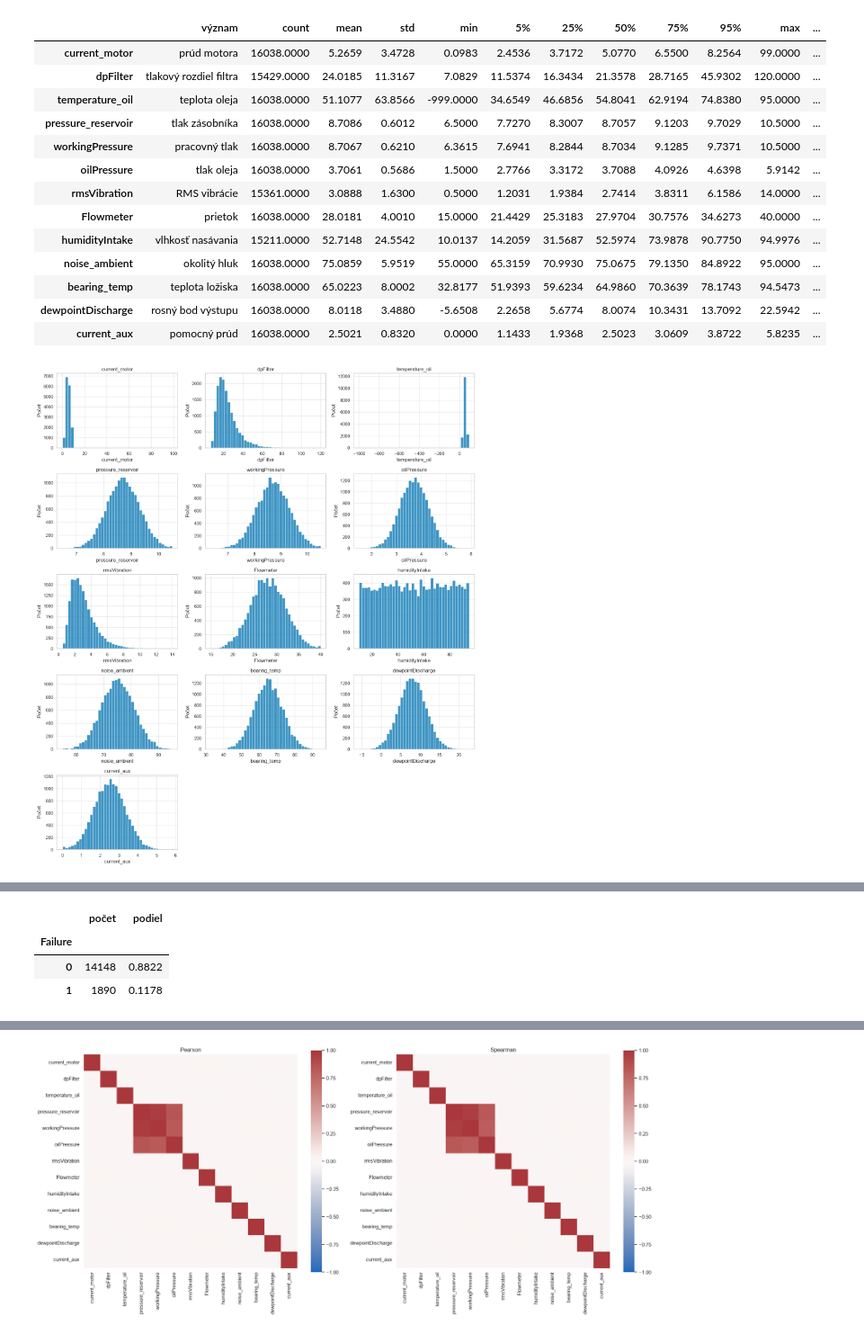
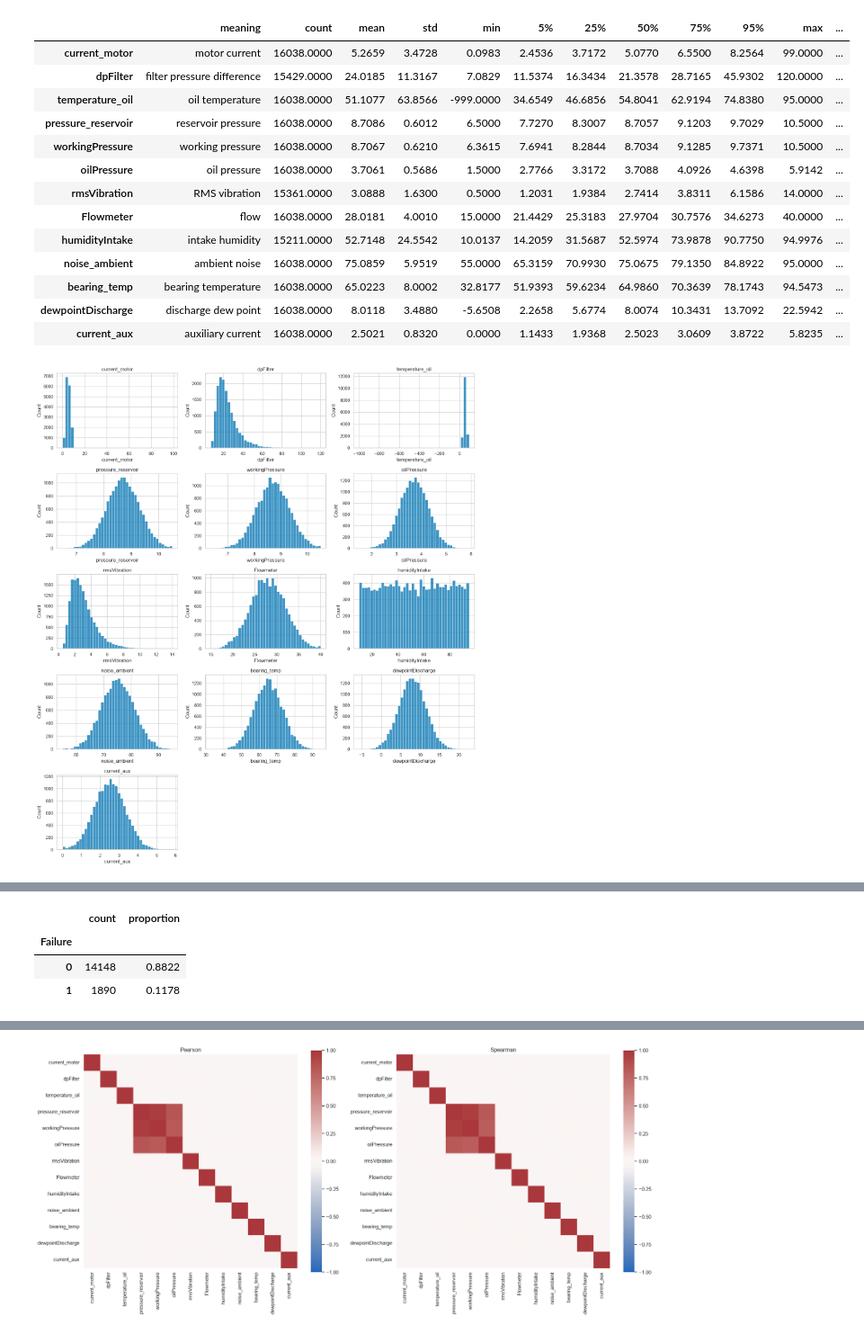
Before and after one commit to MishaTeror/IAU_faza1, a Jupyter notebook: IAU_faza1_012.ipynb, the cells around one changed output, grey strips where cells are left out. Shown at 90% size. Saved outputs shown, nothing was run; the diff lists cells and outputs as text; code cells hidden in the pictures.

```diff
--- a/IAU_faza1_012.ipynb
+++ b/IAU_faza1_012.ipynb
@@ -123,45 +133,45 @@ Histogramy zobrazujeme pre každý senzor osobitne, pretože majú rôzne rozsah
 # %%
 eda = raw["readings"].copy()
 descriptions = {
-"current_motor":"prúd motora", "dpFilter":"tlakový rozdiel filtra", "temperature_oil":"teplota oleja",
-"pressure_reservoir":"tlak zásobníka", "workingPressure":"pracovný tlak", "oilPressure":"tlak oleja",
-"rmsVibration":"RMS vibrácie", "Flowmeter":"prietok", "humidityIntake":"vlhkosť nasávania",
-"noise_ambient":"okolitý hluk", "bearing_temp":"teplota ložiska", "dewpointDischarge":"rosný bod výstupu", "current_aux":"pomocný prúd"}
+"current_motor":"motor current", "dpFilter":"filter pressure difference", "temperature_oil":"oil temperature",
+"pressure_reservoir":"reservoir pressure", "workingPressure":"working pressure", "oilPressure":"oil pressure",
+"rmsVibration":"RMS vibration", "Flowmeter":"flow", "humidityIntake":"intake humidity",
+"noise_ambient":"ambient noise", "bearing_temp":"bearing temperature", "dewpointDischarge":"discharge dew point", "current_aux":"auxiliary current"}
 desc = eda[sensors].describe(percentiles=[.05,.25,.5,.75,.95]).T
-desc.insert(0,"význam", pd.Series(descriptions))
-desc["chýba %"] = eda[sensors].isna().mean()*100
-desc["šikmosť"] = eda[sensors].skew()
+desc.insert(0,"meaning", pd.Series(descriptions))
+desc["missing %"] = eda[sensors].isna().mean()*100
+desc["skewness"] = eda[sensors].skew()
 display(desc)
 fig, axes = plt.subplots(5,3,figsize=(15,17))
 for c, ax in zip(sensors, axes.flat):
     sns.histplot(eda[c].dropna(), bins=40, ax=ax)
-    ax.set_title(c); ax.set_ylabel("Počet")
+    ax.set_title(c); ax.set_ylabel("Count")
 for ax in axes.flat[len(sensors):]: ax.axis("off")
 plt.tight_layout(); plt.show()
 fig, axes = plt.subplots(5,3,figsize=(15,14))
 for c, ax in zip(sensors, axes.flat):
     sns.boxplot(x=eda[c], ax=ax); ax.set_title(c)
 for ax in axes.flat[len(sensors):]: ax.axis("off")
 plt.tight_layout(); plt.show()
-display(eda.groupby("Failure").size().rename("počet").to_frame().assign(podiel=lambda d:d["počet"]/len(eda)))
+display(eda.groupby("Failure").size().rename("count").to_frame().assign(proportion=lambda d:d["count"]/len(eda)))
 # %% [output]
-|  | význam | count | mean | std | min | 5% | 25% | 50% | 75% | 95% | max | ... |
-| current_motor | prúd motora | 16038.0000 | 5.2659 | 3.4728 | 0.0983 | 2.4536 | 3.7172 | 5.0770 | 6.5500 | 8.2564 | 99.0000 | ... |
-| dpFilter | tlakový rozdiel filtra | 15429.0000 | 24.0185 | 11.3167 | 7.0829 | 11.5374 | 16.3434 | 21.3578 | 28.7165 | 45.9302 | 120.0000 | ... |
-| temperature_oil | teplota oleja | 16038.0000 | 51.1077 | 63.8566 | -999.0000 | 34.6549 | 46.6856 | 54.8041 | 62.9194 | 74.8380 | 95.0000 | ... |
-| pressure_reservoir | tlak zásobníka | 16038.0000 | 8.7086 | 0.6012 | 6.5000 | 7.7270 | 8.3007 | 8.7057 | 9.1203 | 9.7029 | 10.5000 | ... |
-| workingPressure | pracovný tlak | 16038.0000 | 8.7067 | 0.6210 | 6.3615 | 7.6941 | 8.2844 | 8.7034 | 9.1285 | 9.7371 | 10.5000 | ... |
-| oilPressure | tlak oleja | 16038.0000 | 3.7061 | 0.5686 | 1.5000 | 2.7766 | 3.3172 | 3.7088 | 4.0926 | 4.6398 | 5.9142 | ... |
-| rmsVibration | RMS vibrácie | 15361.0000 | 3.0888 | 1.6300 | 0.5000 | 1.2031 | 1.9384 | 2.7414 | 3.8311 | 6.1586 | 14.0000 | ... |
-| Flowmeter | prietok | 16038.0000 | 28.0181 | 4.0010 | 15.0000 | 21.4429 | 25.3183 | 27.9704 | 30.7576 | 34.6273 | 40.0000 | ... |
-| humidityIntake | vlhkosť nasávania | 15211.0000 | 52.7148 | 24.5542 | 10.0137 | 14.2059 | 31.5687 | 52.5974 | 73.9878 | 90.7750 | 94.9976 | ... |
-| noise_ambient | okolitý hluk | 16038.0000 | 75.0859 | 5.9519 | 55.0000 | 65.3159 | 70.9930 | 75.0675 | 79.1350 | 84.8922 | 95.0000 | ... |
-| bearing_temp | teplota ložiska | 16038.0000 | 65.0223 | 8.0002 | 32.8177 | 51.9393 | 59.6234 | 64.9860 | 70.3639 | 78.1743 | 94.5473 | ... |
-| dewpointDischarge | rosný bod výstupu | 16038.0000 | 8.0118 | 3.4880 | -5.6508 | 2.2658 | 5.6774 | 8.0074 | 10.3431 | 13.7092 | 22.5942 | ... |
-| current_aux | pomocný prúd | 16038.0000 | 2.5021 | 0.8320 | 0.0000 | 1.1433 | 1.9368 | 2.5023 | 3.0609 | 3.8722 | 5.8235 | ... |
+|  | meaning | count | mean | std | min | 5% | 25% | 50% | 75% | 95% | max | ... |
+| current_motor | motor current | 16038.0000 | 5.2659 | 3.4728 | 0.0983 | 2.4536 | 3.7172 | 5.0770 | 6.5500 | 8.2564 | 99.0000 | ... |
+| dpFilter | filter pressure difference | 15429.0000 | 24.0185 | 11.3167 | 7.0829 | 11.5374 | 16.3434 | 21.3578 | 28.7165 | 45.9302 | 120.0000 | ... |
+| temperature_oil | oil temperature | 16038.0000 | 51.1077 | 63.8566 | -999.0000 | 34.6549 | 46.6856 | 54.8041 | 62.9194 | 74.8380 | 95.0000 | ... |
+| pressure_reservoir | reservoir pressure | 16038.0000 | 8.7086 | 0.6012 | 6.5000 | 7.7270 | 8.3007 | 8.7057 | 9.1203 | 9.7029 | 10.5000 | ... |
+| workingPressure | working pressure | 16038.0000 | 8.7067 | 0.6210 | 6.3615 | 7.6941 | 8.2844 | 8.7034 | 9.1285 | 9.7371 | 10.5000 | ... |
+| oilPressure | oil pressure | 16038.0000 | 3.7061 | 0.5686 | 1.5000 | 2.7766 | 3.3172 | 3.7088 | 4.0926 | 4.6398 | 5.9142 | ... |
+| rmsVibration | RMS vibration | 15361.0000 | 3.0888 | 1.6300 | 0.5000 | 1.2031 | 1.9384 | 2.7414 | 3.8311 | 6.1586 | 14.0000 | ... |
+| Flowmeter | flow | 16038.0000 | 28.0181 | 4.0010 | 15.0000 | 21.4429 | 25.3183 | 27.9704 | 30.7576 | 34.6273 | 40.0000 | ... |
+| humidityIntake | intake humidity | 15211.0000 | 52.7148 | 24.5542 | 10.0137 | 14.2059 | 31.5687 | 52.5974 | 73.9878 | 90.7750 | 94.9976 | ... |
+| noise_ambient | ambient noise | 16038.0000 | 75.0859 | 5.9519 | 55.0000 | 65.3159 | 70.9930 | 75.0675 | 79.1350 | 84.8922 | 95.0000 | ... |
+| bearing_temp | bearing temperature | 16038.0000 | 65.0223 | 8.0002 | 32.8177 | 51.9393 | 59.6234 | 64.9860 | 70.3639 | 78.1743 | 94.5473 | ... |
+| dewpointDischarge | discharge dew point | 16038.0000 | 8.0118 | 3.4880 | -5.6508 | 2.2658 | 5.6774 | 8.0074 | 10.3431 | 13.7092 | 22.5942 | ... |
+| current_aux | auxiliary current | 16038.0000 | 2.5021 | 0.8320 | 0.0000 | 1.1433 | 1.9368 | 2.5023 | 3.0609 | 3.8722 | 5.8235 | ... |
 [figure]
 [figure]
-|  | počet | podiel |
+|  | count | proportion |
 | Failure |  |  |
 | 0 | 14148 | 0.8822 |
 | 1 | 1890 | 0.1178 |
```
Also changed, not shown: parts of 104 cells of this notebook.
